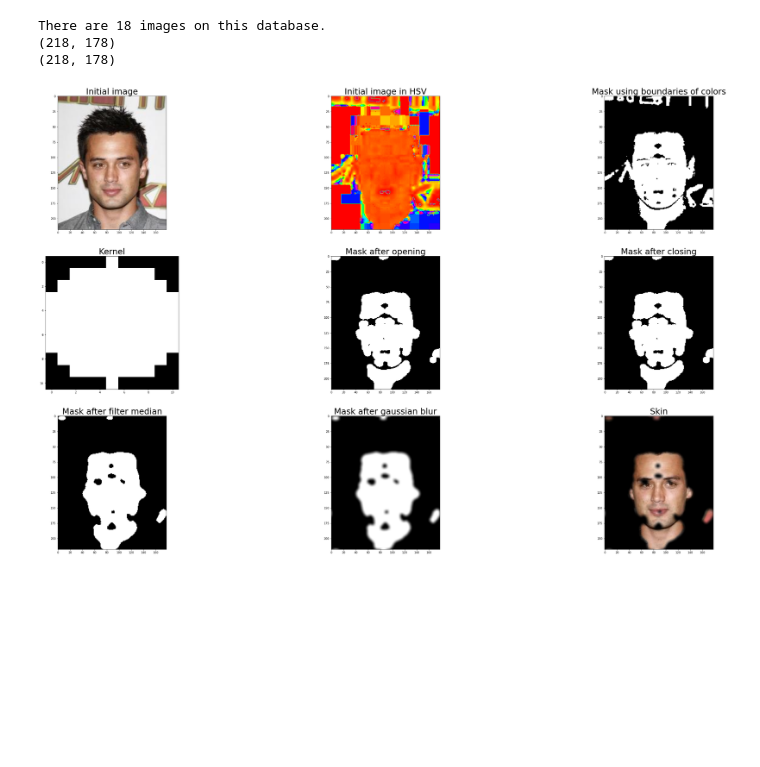
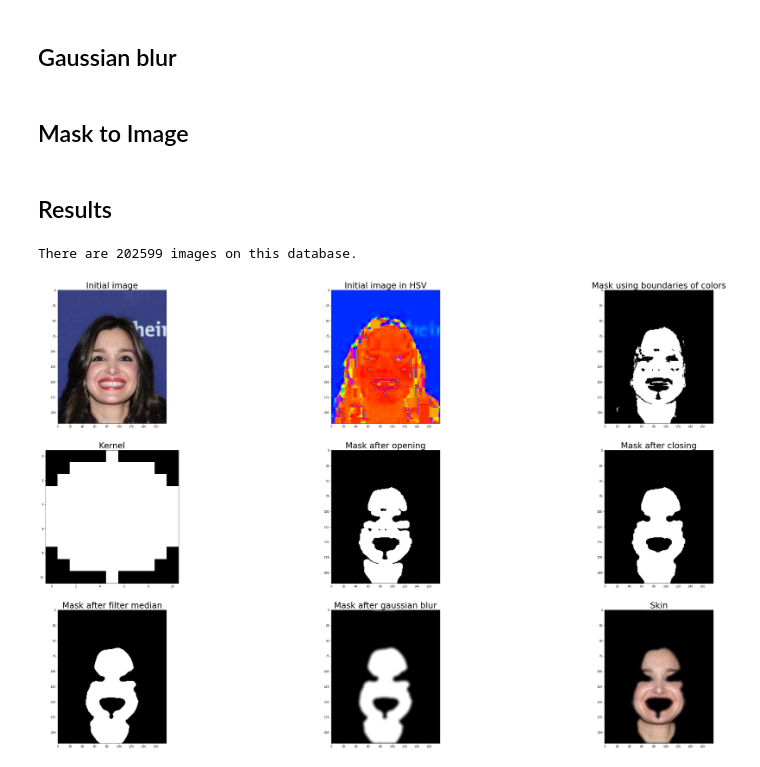
Before and after one commit to miniTalDev/skin-detection-in-face-images, a Jupyter notebook: skin-detection.ipynb, the cells around one changed output. Drawn from its saved outputs; the diff is of its cells as text; code cells hidden in the pictures; blank space fills up the shorter version.

```diff
--- a/skin-detection.ipynb
+++ b/skin-detection.ipynb
@@ -137,4 +153,4 @@ def opening_closing(mask_image):
     mask_image_dilation = morphology.binary_dilation(mask_image_opening, kernel).astype(np.uint8)
     mask_image_closing = morphology.binary_erosion(mask_image_dilation, kernel).astype(np.uint8)
 
-    return mask_image_opening, mask_image_opening, kernel
+    return mask_image_opening, mask_image_closing, kernel
@@ -154,6 +172,8 @@ def filter_median(src: np.ndarray, filter_size: int) -> np.ndarray:
             dst[i - a][j - a] = sub_src[(filter_size*filter_size)//2]
 
     return dst
+# %% [markdown]
+## Gaussian blur
 # %%
 def gaussian_filter(k, sigma):
     arx = np.arange((-k // 2) + 1.0, (k // 2) + 1.0)
@@ -176,6 +196,8 @@ def gaussian_blur(img):
     g = fftshift(ifftn(G).real)
 
     return g
+# %% [markdown]
+## Mask to Image
 # %%
 def mask_to_image(filtered_mask_image, input_image):
     output_image = np.zeros(input_image.shape, dtype=np.uint8)
@@ -183,42 +205,42 @@ def mask_to_image(filtered_mask_image, input_image):
     output_image[:, :, 1] = np.multiply(filtered_mask_image, input_image[:, :,1])
     output_image[:, :, 2] = np.multiply(filtered_mask_image, input_image[:, :,2])
     return output_image
+# %% [markdown]
+## Results
 # %%
 def skin_detection():
     plt.subplots(figsize=(50,30))
     fontsize = 30
 
     images, df = read_celeba()
-    input_filename = "data_faces/img_align_celeba/" + images[2]
+    input_filename = "data_faces/img_align_celeba/" + images[3]
     input_image = io.imread(input_filename)
     plt.subplot(3, 3, 1); plt.imshow(input_image); plt.title('Initial image', fontdict={'fontsize': fontsize})
 
     hsv_image = rgb2hsv(input_image)
     plt.subplot(3, 3, 2); plt.imshow(hsv_image[:, :,0], cmap="hsv"); plt.title("Initial image in HSV", fontdict={'fontsize': fontsize})
 
     lower, upper = lower_upper_boundaries()
     mask_image = skin_mask(hsv_image, lower, upper)
     plt.subplot(3, 3, 3); plt.imshow(mask_image, cmap="gray"); plt.title('Mask using boundaries of colors', fontdict={'fontsize': fontsize})
 
-    mask_image_closing, mask_image_opening, kernel = opening_closing(mask_image)
+    mask_image_opening, mask_image_closing, kernel = opening_closing(mask_image)
     plt.subplot(3, 3, 4); plt.imshow(kernel, cmap="gray"); plt.title("Kernel", fontdict={'fontsize': fontsize})
     plt.subplot(3, 3, 5); plt.imshow(mask_image_opening, cmap="gray"); plt.title("Mask after opening", fontdict={'fontsize': fontsize})
     plt.subplot(3, 3, 6); plt.imshow(mask_image_closing, cmap="gray"); plt.title("Mask after closing", fontdict={'fontsize': fontsize})
 
-    filtered_mask_image = filter_median(mask_image_closing, 9)
+    filtered_mask_image = filter_median(mask_image_opening, 9)
     plt.subplot(3, 3, 7); plt.imshow(filtered_mask_image, cmap="gray"); plt.title("Mask after filter median", fontdict={'fontsize': fontsize})
 
     blurred_mask = gaussian_blur(filtered_mask_image)
     plt.subplot(3, 3, 8); plt.imshow(blurred_mask, cmap="gray"); plt.title("Mask after gaussian blur", fontdict={'fontsize': fontsize})
 
     skin = mask_to_image(blurred_mask, input_image)
     plt.subplot(3, 3, 9); plt.imshow(skin, cmap="gray"); plt.title("Skin", fontdict={'fontsize': fontsize})
 
     return skin
 
 skin = skin_detection()
 # %% [output]
-There are 18 images on this database.
-(218, 178)
-(218, 178)
+There are 202599 images on this database.
-[figure, old version]
+[figure, new version]
```
Also changed, not shown: parts of 9 cells of this notebook.
